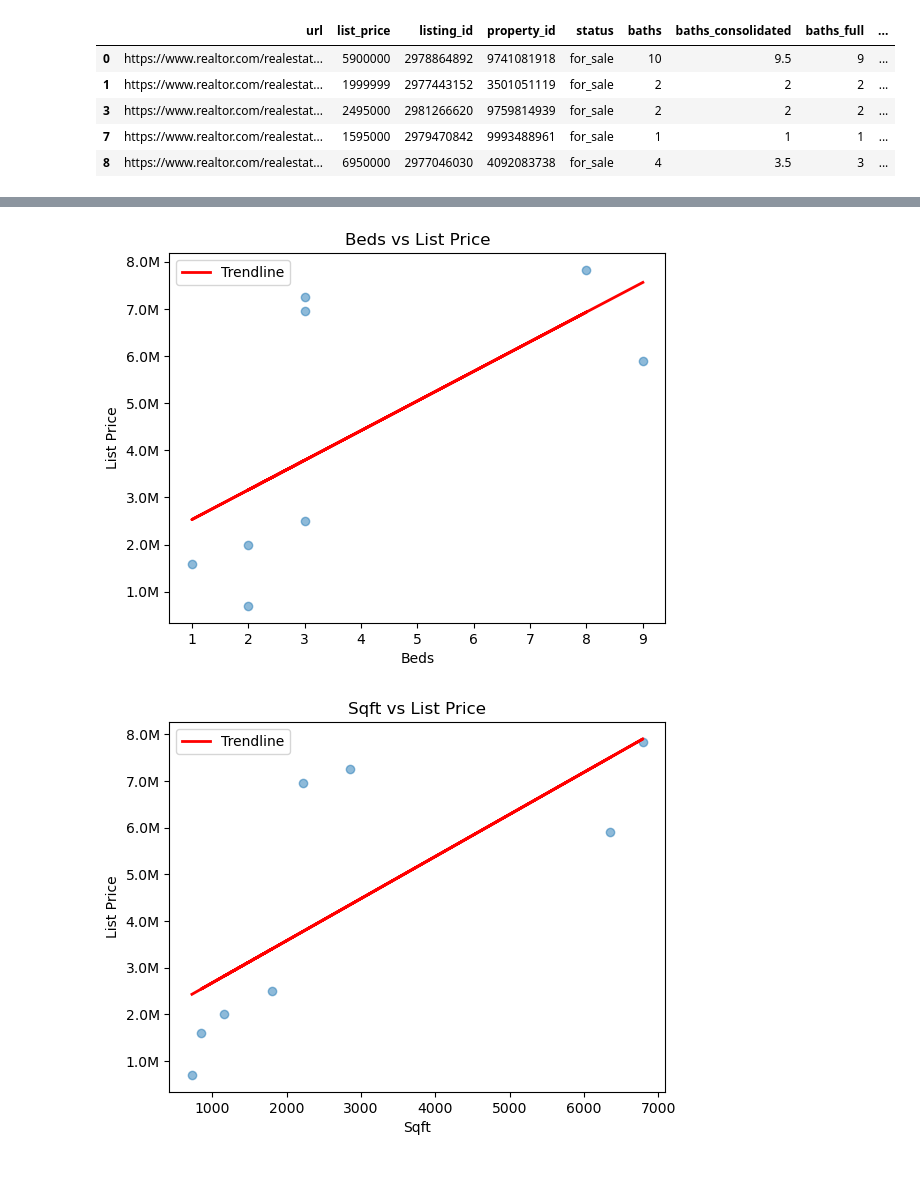
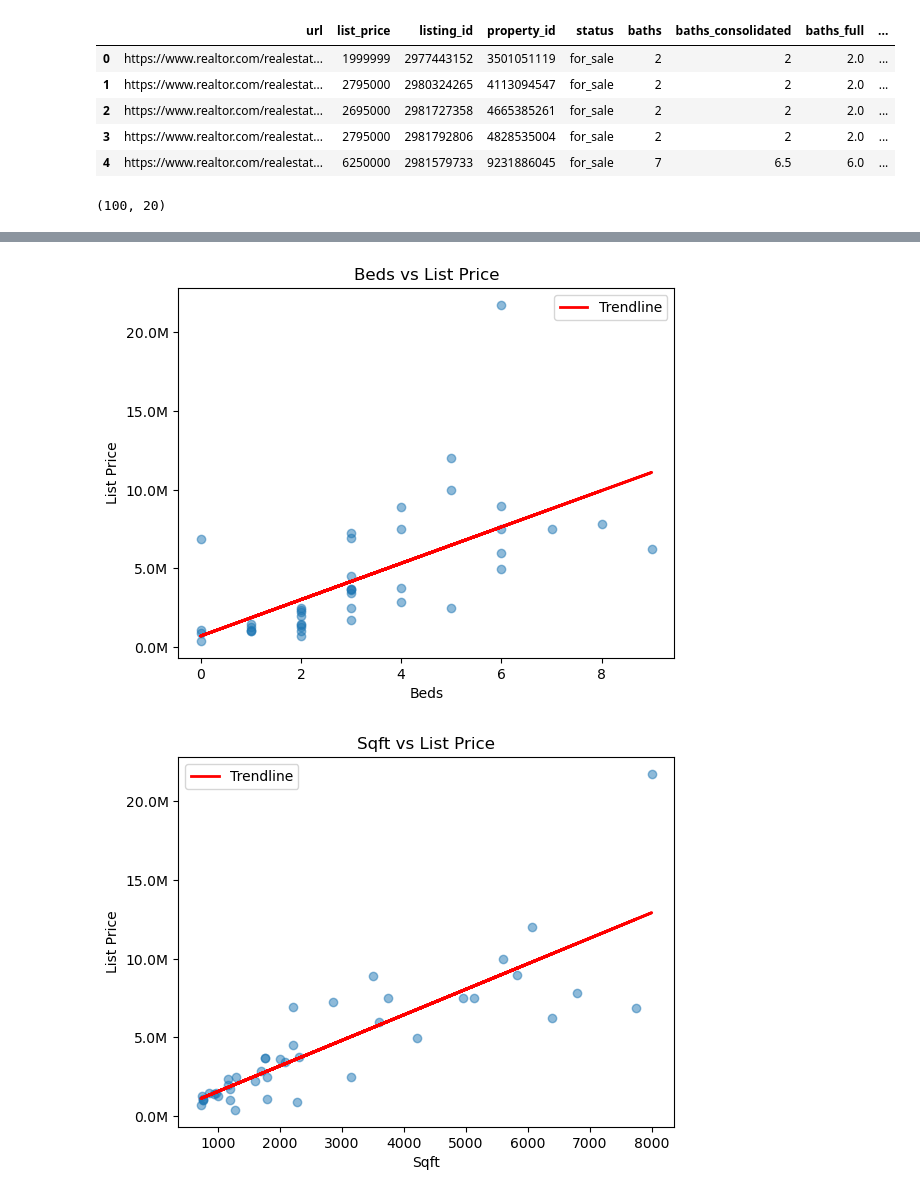
Before and after one commit to Hbravence/Realtors_api_anaylsis, a Jupyter notebook: Realtor_Data_Scrape.ipynb, the cells around one changed output, grey strips where cells are left out. Cells and saved outputs as stored; diff of their text form; code cells hidden in the pictures.

```diff
--- a/Realtor_Data_Scrape.ipynb
+++ b/Realtor_Data_Scrape.ipynb
@@ -13,7 +13,7 @@ import os
 url = "https://realtor-com4.p.rapidapi.com/properties/get-nearby"
 
 api_key = os.getenv('API_KEY')
-querystring = {"lat":"40.78756","lon":"-73.969246"}
+querystring = {"lat":"40.78756","lon":"-73.969246", "limit":"100"}
 
 headers = {
 	"x-rapidapi-key": api_key,
@@ -116,18 +116,22 @@ description_listing['estimate_v_list_price'] =  np.where(description_listing ['e
                                                                    'Overpriced'))
 # Null values are dropped from the DataFrame
 # and duplicates are removed based on the property_id column
-description_listing = description_listing.dropna(subset=['sqft','baths','beds','list_price'])
-description_listing = description_listing.drop_duplicates(subset=['property_id'])
+description_listing_DV = description_listing.dropna(subset=['sqft','baths','beds','list_price'])
+#description_listing = description_listing.drop_duplicates(subset=['property_id'])
 # the final DataFrame is printed to the console
 
 description_listing.head(5)
 # %% [output]
 |  | url | list_price | listing_id | property_id | status | baths | baths_consolidated | baths_full | ... |
-| 0 | https://www.realtor.com/realestat... | 5900000 | 2978864892 | 9741081918 | for_sale | 10 | 9.5 | 9 | ... |
-| 1 | https://www.realtor.com/realestat... | 1999999 | 2977443152 | 3501051119 | for_sale | 2 | 2 | 2 | ... |
-| 3 | https://www.realtor.com/realestat... | 2495000 | 2981266620 | 9759814939 | for_sale | 2 | 2 | 2 | ... |
-| 7 | https://www.realtor.com/realestat... | 1595000 | 2979470842 | 9993488961 | for_sale | 1 | 1 | 1 | ... |
-| 8 | https://www.realtor.com/realestat... | 6950000 | 2977046030 | 4092083738 | for_sale | 4 | 3.5 | 3 | ... |
+| 0 | https://www.realtor.com/realestat... | 1999999 | 2977443152 | 3501051119 | for_sale | 2 | 2 | 2.0 | ... |
+| 1 | https://www.realtor.com/realestat... | 2795000 | 2980324265 | 4113094547 | for_sale | 2 | 2 | 2.0 | ... |
+| 2 | https://www.realtor.com/realestat... | 2695000 | 2981727358 | 4665385261 | for_sale | 2 | 2 | 2.0 | ... |
+| 3 | https://www.realtor.com/realestat... | 2795000 | 2981792806 | 4828535004 | for_sale | 2 | 2 | 2.0 | ... |
+| 4 | https://www.realtor.com/realestat... | 6250000 | 2981579733 | 9231886045 | for_sale | 7 | 6.5 | 6.0 | ... |
+# %%
+description_listing.shape
+# %% [output]
+(100, 20)
 # %%
 import matplotlib.pyplot as plt
 import matplotlib.ticker as tick
@@ -146,7 +150,7 @@ def plot_scatter(x, y, title, xlabel, ylabel):
 
     plt.show()
 
-plot_scatter(description_listing['baths'], description_listing['list_price'], 'Baths vs List Price', 'Baths', 'List Price')
-plot_scatter(description_listing['beds'], description_listing['list_price'], 'Beds vs List Price', 'Beds', 'List Price')
-plot_scatter(description_listing['sqft'], description_listing['list_price'], 'Sqft vs List Price', 'Sqft', 'List Price')
+plot_scatter(description_listing_DV['baths'], description_listing_DV['list_price'], 'Baths vs List Price', 'Baths', 'List Price')
+plot_scatter(description_listing_DV['beds'], description_listing_DV['list_price'], 'Beds vs List Price', 'Beds', 'List Price')
+plot_scatter(description_listing_DV['sqft'], description_listing_DV['list_price'], 'Sqft vs List Price', 'Sqft', 'List Price')
 # %% [output]
@@ -154,2 +158,2 @@ plot_scatter(description_listing['sqft'], description_listing['list_price'], 'Sq
-[figure, old version]
+[figure, new version]
-[figure, old version]
+[figure, new version]
```
Also changed, not shown: parts of 11 cells of this notebook.
